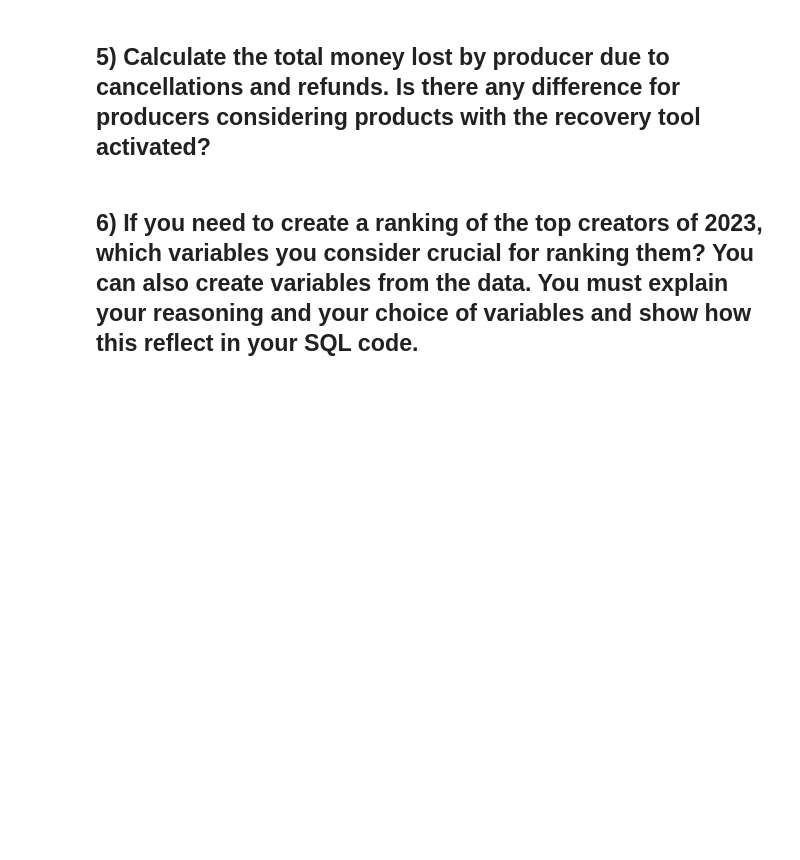
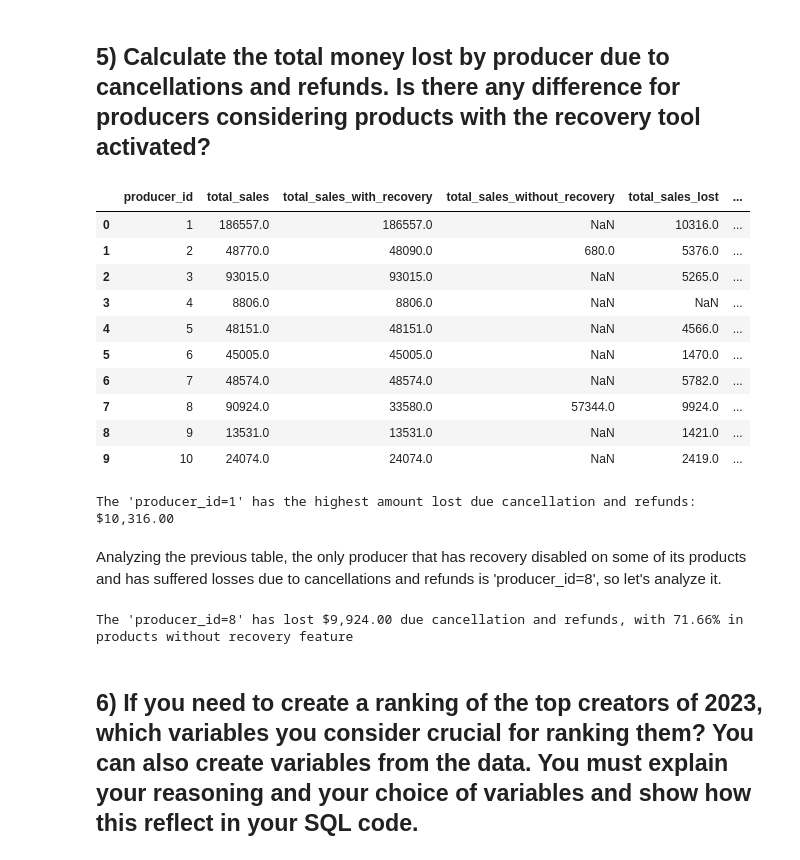
Before and after one commit to hturqueti/xpcourses-data-analysis, a Jupyter notebook: notebooks/01-technical-case.ipynb, the cells around one changed output. Saved outputs shown, nothing was run; the diff lists cells and outputs as text; code cells hidden in the pictures; blank space fills up the shorter version.

```diff
--- a/notebooks/01-technical-case.ipynb
+++ b/notebooks/01-technical-case.ipynb
@@ -291,4 +413,53 @@ All producers registered in 2020 onwards **only have products with the recovery
 # %% [markdown]
 ## 5) Calculate the total money lost by producer due to cancellations and refunds. Is there any difference for producers considering products with the recovery tool activated?
+# %%
+query = """
+SELECT
+    p.producer_id,
+    SUM(s.product_price::FLOAT) AS total_sales,
+    SUM(s.product_price::FLOAT) FILTER(p.recovery_active = 1) AS total_sales_with_recovery,
+    SUM(s.product_price::FLOAT) FILTER(p.recovery_active = 0) AS total_sales_without_recovery,
+    SUM(s.product_price::FLOAT) FILTER(s.cancelled = 1 OR s.refund = 1) AS total_sales_lost,
+    SUM(s.product_price::FLOAT) FILTER((s.cancelled = 1 OR s.refund = 1) AND p.recovery_active = 1) AS total_sales_lost_with_recovery,
+    SUM(s.product_price::FLOAT) FILTER((s.cancelled = 1 OR s.refund = 1) AND p.recovery_active = 0) AS total_sales_lost_without_recovery,
+FROM
+    product AS p
+INNER JOIN
+    sales AS s ON p.product_id = s.product_id
+GROUP BY
+    p.producer_id
+ORDER BY
+    p.producer_id
+"""
+
+money_lost = db.query(query).to_df()
+
+money_lost
+# %% [output]
+|  | producer_id | total_sales | total_sales_with_recovery | total_sales_without_recovery | total_sales_lost | ... |
+| 0 | 1 | 186557.0 | 186557.0 | NaN | 10316.0 | ... |
+| 1 | 2 | 48770.0 | 48090.0 | 680.0 | 5376.0 | ... |
+| 2 | 3 | 93015.0 | 93015.0 | NaN | 5265.0 | ... |
+| 3 | 4 | 8806.0 | 8806.0 | NaN | NaN | ... |
+| 4 | 5 | 48151.0 | 48151.0 | NaN | 4566.0 | ... |
+| 5 | 6 | 45005.0 | 45005.0 | NaN | 1470.0 | ... |
+| 6 | 7 | 48574.0 | 48574.0 | NaN | 5782.0 | ... |
+| 7 | 8 | 90924.0 | 33580.0 | 57344.0 | 9924.0 | ... |
+| 8 | 9 | 13531.0 | 13531.0 | NaN | 1421.0 | ... |
+| 9 | 10 | 24074.0 | 24074.0 | NaN | 2419.0 | ... |
+# %%
+top_producer_lost = money_lost.sort_values("total_sales_lost", ascending=False).head(1)
+
+print(f"The 'producer_id={top_producer_lost.producer_id.values[0]}' has the highest amount lost due cancellation and refunds: ${top_producer_lost.total_sales_lost.values[0]:,.2f}")
+# %% [output]
+The 'producer_id=1' has the highest amount lost due cancellation and refunds: $10,316.00
+# %% [markdown]
+Analyzing the previous table, the only producer that has recovery disabled on some of its products and has suffered losses due to cancellations and refunds is 'producer_id=8', so let's analyze it.
+# %%
+producer_8 = money_lost.query("producer_id == 8")
+
+print(f"The 'producer_id={producer_8.producer_id.values[0]}' has lost ${producer_8.total_sales_lost.values[0]:,.2f} due cancellation and refunds, with {100 * producer_8.total_sales_lost_without_recovery.values[0] / producer_8.total_sales_lost.values[0]:.2f}% in products without recovery feature")
+# %% [output]
+The 'producer_id=8' has lost $9,924.00 due cancellation and refunds, with 71.66% in products without recovery feature
 # %% [markdown]
 ## 6) If you need to create a ranking of the top creators of 2023, which variables you consider crucial for ranking them? You can also create variables from the data. You must explain your reasoning and your choice of variables and show how this reflect in your SQL code.
```
Also changed, not shown: parts of 14 cells of this notebook.
